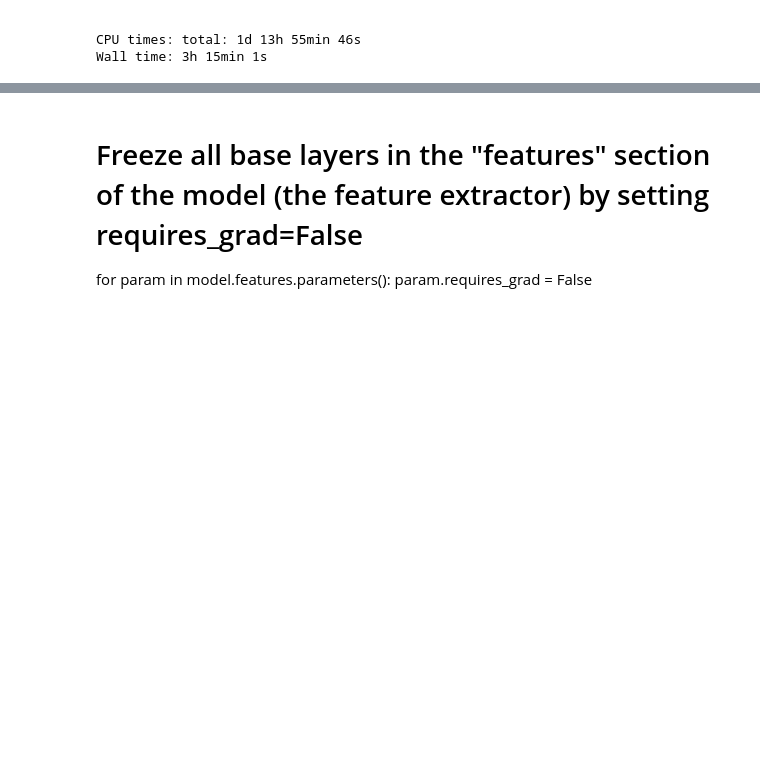
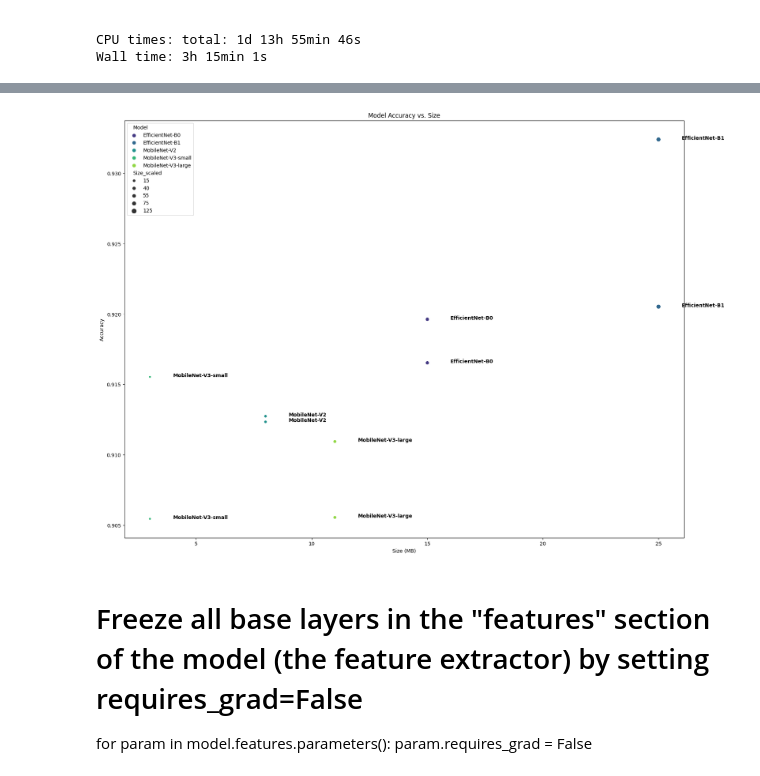
Before and after one commit to AlbertHunduza/LabelMe-Classification-AI, a Jupyter notebook: experiments.ipynb, the cells around one changed output, grey strips where cells are left out. Cells and saved outputs as stored; diff of their text form; code cells hidden in the pictures; blank space fills up the shorter version.

```diff
--- a/experiments.ipynb
+++ b/experiments.ipynb
@@ -614,3 +614,18 @@ Trained Model Size: 11 MB | Trained Model Accuracy: 91.09%
 
 CPU times: total: 1d 13h 55min 46s
 Wall time: 3h 15min 1s
+# %%
+
+import pandas as pd
+
+# Create a list of dictionaries for the dataframe
+data = []
+for key, value in results_dict.items():
+    model_name, epochs = key.split("_")
+    data.append({'Model': model_name, 'Accuracy': value['accuracy'], 'Size': value['size_MB']})
+
+# Create a pandas DataFrame
+results_df = pd.DataFrame(data)
+
+# Display the DataFrame
+print(results_df)
@@ -617,3 +644,27 @@ Wall time: 3h 15min 1s
+# %%
+import seaborn as sns
+import matplotlib.pyplot as plt
+
+# Scale the 'Size' column for point size
+results_df['Size_scaled'] = results_df['Size'] * 5  # Adjust the scaling factor as needed
+
+# Create the scatter plot
+plt.figure(figsize=(20, 15))
+scatterplot = sns.scatterplot(data=results_df, x='Size', y='Accuracy', hue='Model', palette='viridis', size='Size_scaled')
+
+# Add model names as labels to each point
+for line in range(0, results_df.shape[0]):
+    scatterplot.text(results_df['Size'][line] + 1, results_df['Accuracy'][line], results_df['Model'][line], horizontalalignment='left', size='medium', color='black', weight='semibold')
+
+# Set labels and title
+plt.xlabel('Size (MB)')
+plt.ylabel('Accuracy')
+plt.title('Model Accuracy vs. Size')
+
+# Show the plot
+plt.show()
+# %% [output]
+[figure, added]
 # %% [markdown]
 # Freeze all base layers in the "features" section of the model (the feature extractor) by setting requires_grad=False
 for param in model.features.parameters():
```
Also changed, not shown: parts of 1 cell of this notebook, 10 other files.
